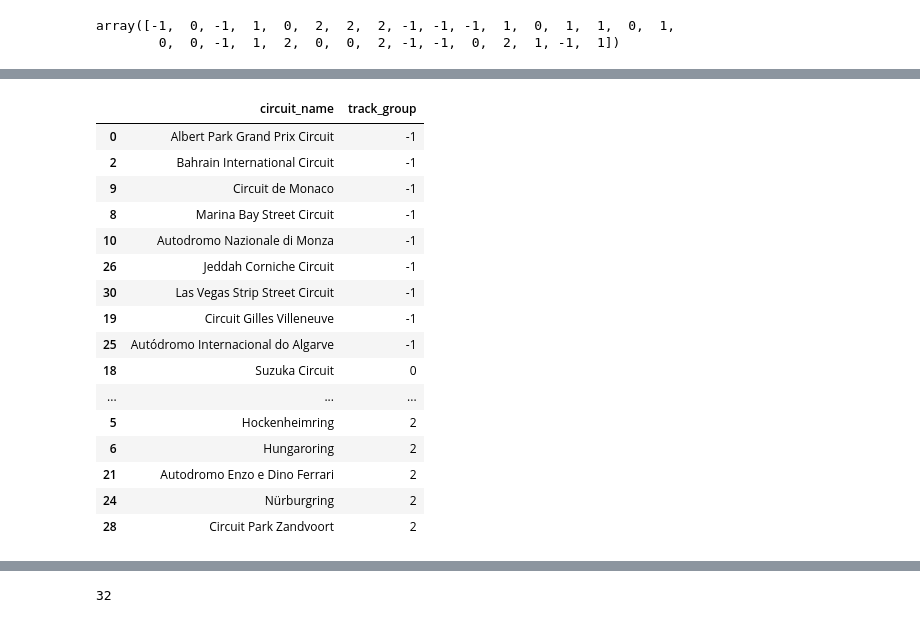
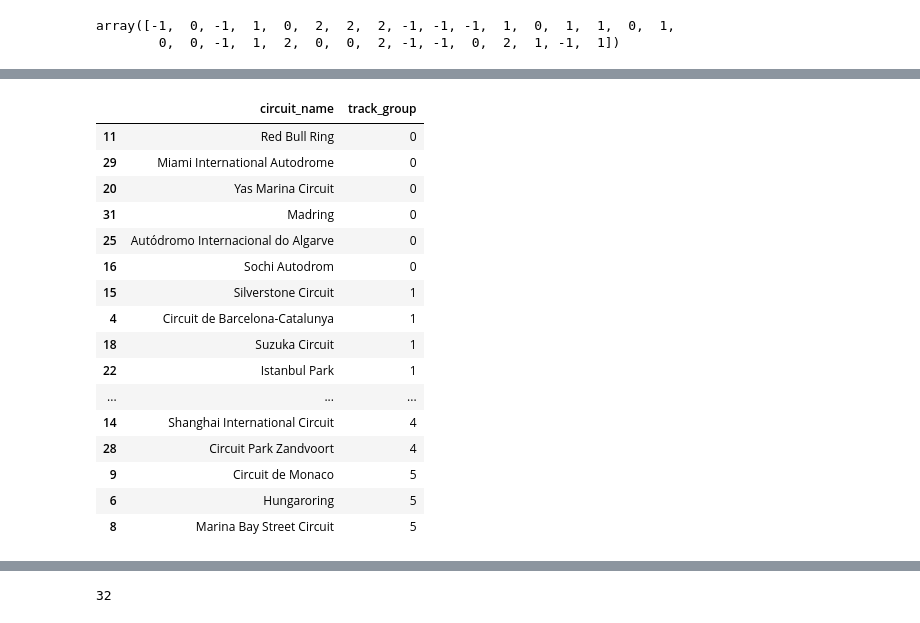
Before and after one commit to maximakhmin/f1pace, a Jupyter notebook: parser/track_parser.ipynb, the cells around one changed output, grey strips where cells are left out. Drawn from its saved outputs; the diff is of its cells as text; code cells hidden in the pictures.

```diff
--- a/parser/track_parser.ipynb
+++ b/parser/track_parser.ipynb
@@ -195,7 +195,7 @@ Index(['id', 'circuit_id', 'country', 'location', 'circuit_name', 'lat',
 from sklearn.preprocessing import StandardScaler
 
 features = [
-    "grip", "abrasion", "downforce", "lateralis", "braking", "traction"
+    "grip", "abrasion", "downforce", "lateralis", "braking", "traction",
 ]
 
 clustering_data = track_merged[features]
@@ -250,0 +274,8 @@ plt.show()
+# %%
+kmeans = KMeans(n_clusters=6, random_state=42)
+
+cluster_labels_kmeans = kmeans.fit_predict(x)
+
+centroids_kmeans = scaler.inverse_transform(kmeans.cluster_centers_)
+
+cluster_labels_kmeans
@@ -251,22 +368,22 @@ plt.show()
 # %%
-track_merged["track_group"] = cluster_labels
+track_merged["track_group"] = cluster_labels_kmeans
 track_merged[["circuit_name", "track_group"]].sort_values("track_group")
 # %% [output]
 |  | circuit_name | track_group |
-| 0 | Albert Park Grand Prix Circuit | -1 |
-| 2 | Bahrain International Circuit | -1 |
-| 9 | Circuit de Monaco | -1 |
-| 8 | Marina Bay Street Circuit | -1 |
-| 10 | Autodromo Nazionale di Monza | -1 |
-| 26 | Jeddah Corniche Circuit | -1 |
-| 30 | Las Vegas Strip Street Circuit | -1 |
-| 19 | Circuit Gilles Villeneuve | -1 |
-| 25 | Autódromo Internacional do Algarve | -1 |
-| 18 | Suzuka Circuit | 0 |
+| 11 | Red Bull Ring | 0 |
+| 29 | Miami International Autodrome | 0 |
+| 20 | Yas Marina Circuit | 0 |
+| 31 | Madring | 0 |
+| 25 | Autódromo Internacional do Algarve | 0 |
+| 16 | Sochi Autodrom | 0 |
+| 15 | Silverstone Circuit | 1 |
+| 4 | Circuit de Barcelona-Catalunya | 1 |
+| 18 | Suzuka Circuit | 1 |
+| 22 | Istanbul Park | 1 |
 | ... | ... | ... |
-| 5 | Hockenheimring | 2 |
-| 6 | Hungaroring | 2 |
-| 21 | Autodromo Enzo e Dino Ferrari | 2 |
-| 24 | Nürburgring | 2 |
-| 28 | Circuit Park Zandvoort | 2 |
+| 14 | Shanghai International Circuit | 4 |
+| 28 | Circuit Park Zandvoort | 4 |
+| 9 | Circuit de Monaco | 5 |
+| 6 | Hungaroring | 5 |
+| 8 | Marina Bay Street Circuit | 5 |
 # %% [markdown]
```
Also changed, not shown: parts of 10 cells of this notebook.
